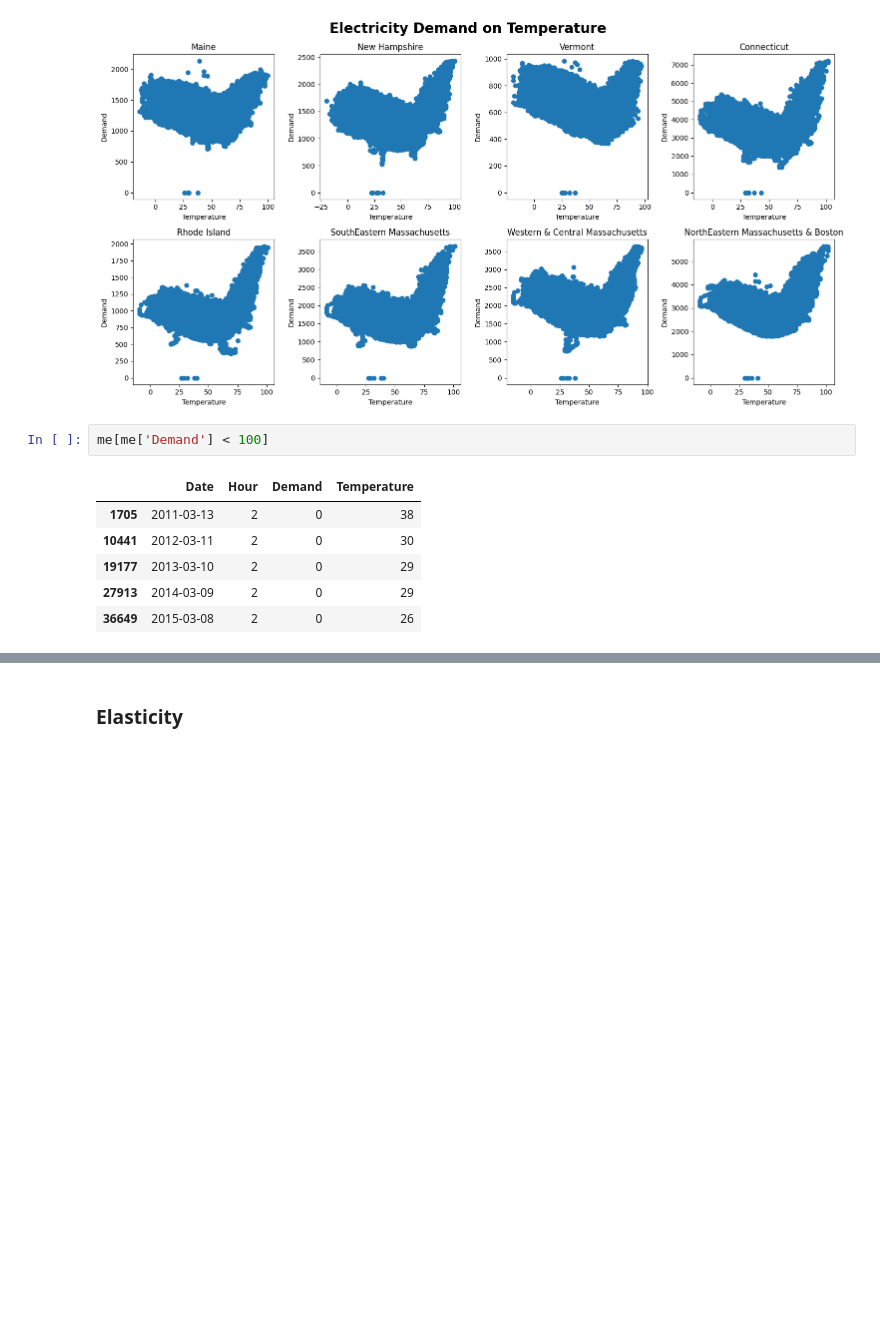
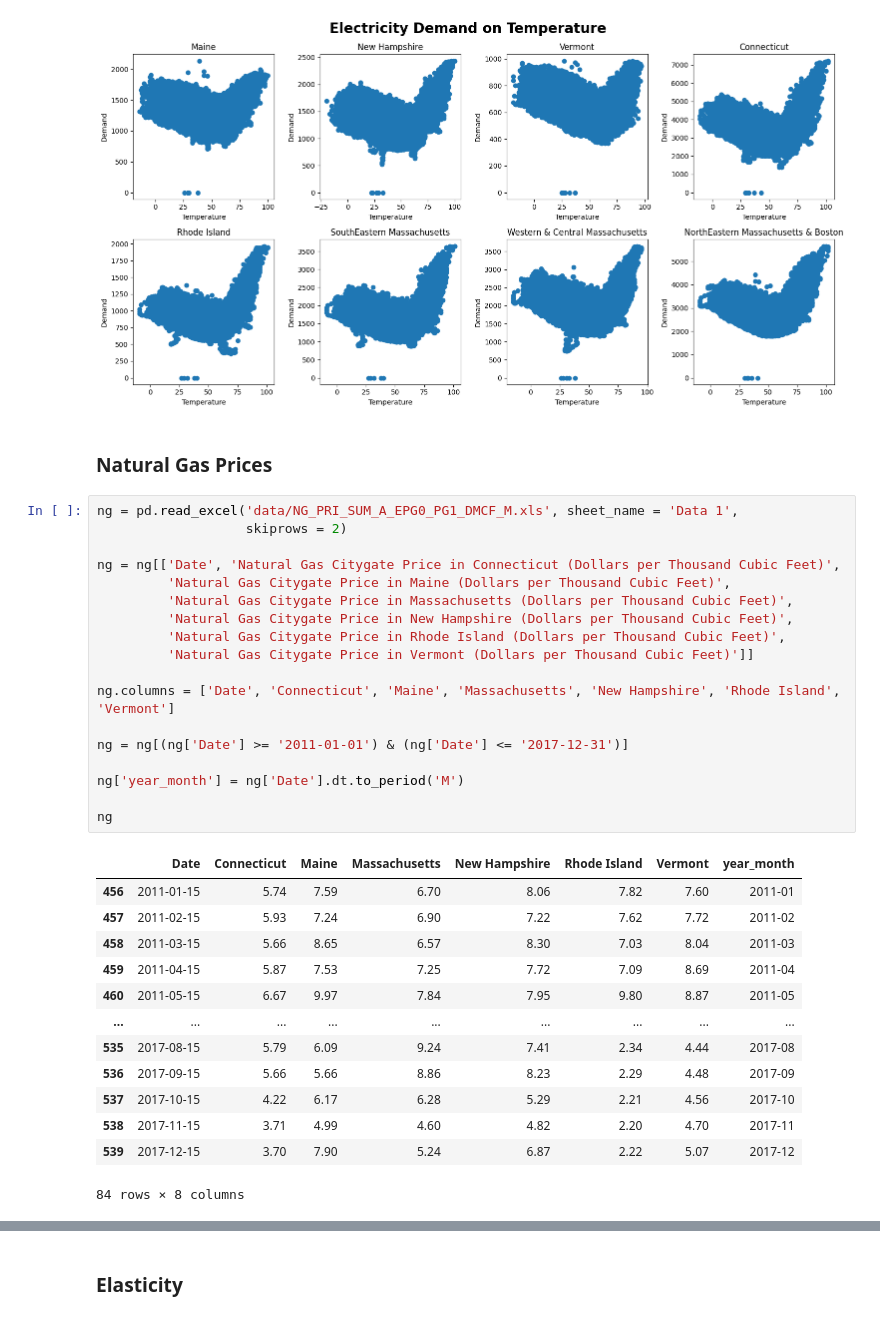
Before and after one commit to kevivuu/ECON323-project, a Jupyter notebook: Final Project.ipynb, the cells around one changed output, grey strips where cells are left out. Cells and saved outputs as stored; diff of their text form; blank space fills up the shorter version.

```diff
--- a/Final Project.ipynb
+++ b/Final Project.ipynb
@@ -76,12 +92,37 @@ plt.tight_layout()
 plt.show()
 # %% [output]
 [figure]
-# %%
-me[me['Demand'] < 100]
-# %% [output]
-|  | Date | Hour | Demand | Temperature |
-| 1705 | 2011-03-13 | 2 | 0 | 38 |
-| 10441 | 2012-03-11 | 2 | 0 | 30 |
-| 19177 | 2013-03-10 | 2 | 0 | 29 |
-| 27913 | 2014-03-09 | 2 | 0 | 29 |
-| 36649 | 2015-03-08 | 2 | 0 | 26 |
+# %% [markdown]
+### Natural Gas Prices
+# %%
+ng = pd.read_excel('data/NG_PRI_SUM_A_EPG0_PG1_DMCF_M.xls', sheet_name = 'Data 1',
+                   skiprows = 2)
+
+ng = ng[['Date', 'Natural Gas Citygate Price in Connecticut (Dollars per Thousand Cubic Feet)',
+         'Natural Gas Citygate Price in Maine (Dollars per Thousand Cubic Feet)',
+         'Natural Gas Citygate Price in Massachusetts (Dollars per Thousand Cubic Feet)',
+         'Natural Gas Citygate Price in New Hampshire (Dollars per Thousand Cubic Feet)',
+         'Natural Gas Citygate Price in Rhode Island (Dollars per Thousand Cubic Feet)',
+         'Natural Gas Citygate Price in Vermont (Dollars per Thousand Cubic Feet)']]
+
+ng.columns = ['Date', 'Connecticut', 'Maine', 'Massachusetts', 'New Hampshire', 'Rhode Island', 'Vermont']
+
+ng = ng[(ng['Date'] >= '2011-01-01') & (ng['Date'] <= '2017-12-31')]
+
+ng['year_month'] = ng['Date'].dt.to_period('M')
+
+ng
+# %% [output]
+|  | Date | Connecticut | Maine | Massachusetts | New Hampshire | Rhode Island | Vermont | year_month |
+| 456 | 2011-01-15 | 5.74 | 7.59 | 6.70 | 8.06 | 7.82 | 7.60 | 2011-01 |
+| 457 | 2011-02-15 | 5.93 | 7.24 | 6.90 | 7.22 | 7.62 | 7.72 | 2011-02 |
+| 458 | 2011-03-15 | 5.66 | 8.65 | 6.57 | 8.30 | 7.03 | 8.04 | 2011-03 |
+| 459 | 2011-04-15 | 5.87 | 7.53 | 7.25 | 7.72 | 7.09 | 8.69 | 2011-04 |
+| 460 | 2011-05-15 | 6.67 | 9.97 | 7.84 | 7.95 | 9.80 | 8.87 | 2011-05 |
+| ... | ... | ... | ... | ... | ... | ... | ... | ... |
+| 535 | 2017-08-15 | 5.79 | 6.09 | 9.24 | 7.41 | 2.34 | 4.44 | 2017-08 |
+| 536 | 2017-09-15 | 5.66 | 5.66 | 8.86 | 8.23 | 2.29 | 4.48 | 2017-09 |
+| 537 | 2017-10-15 | 4.22 | 6.17 | 6.28 | 5.29 | 2.21 | 4.56 | 2017-10 |
+| 538 | 2017-11-15 | 3.71 | 4.99 | 4.60 | 4.82 | 2.20 | 4.70 | 2017-11 |
+| 539 | 2017-12-15 | 3.70 | 7.90 | 5.24 | 6.87 | 2.22 | 5.07 | 2017-12 |
+84 rows × 8 columns
```
Also changed, not shown: parts of 4 cells of this notebook, 2 other files.
